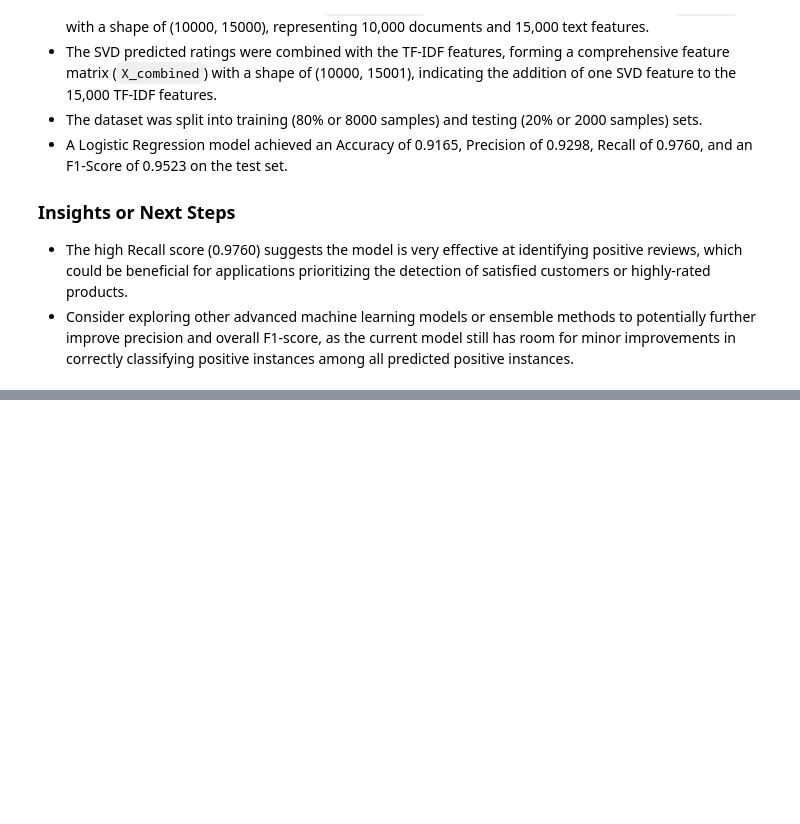
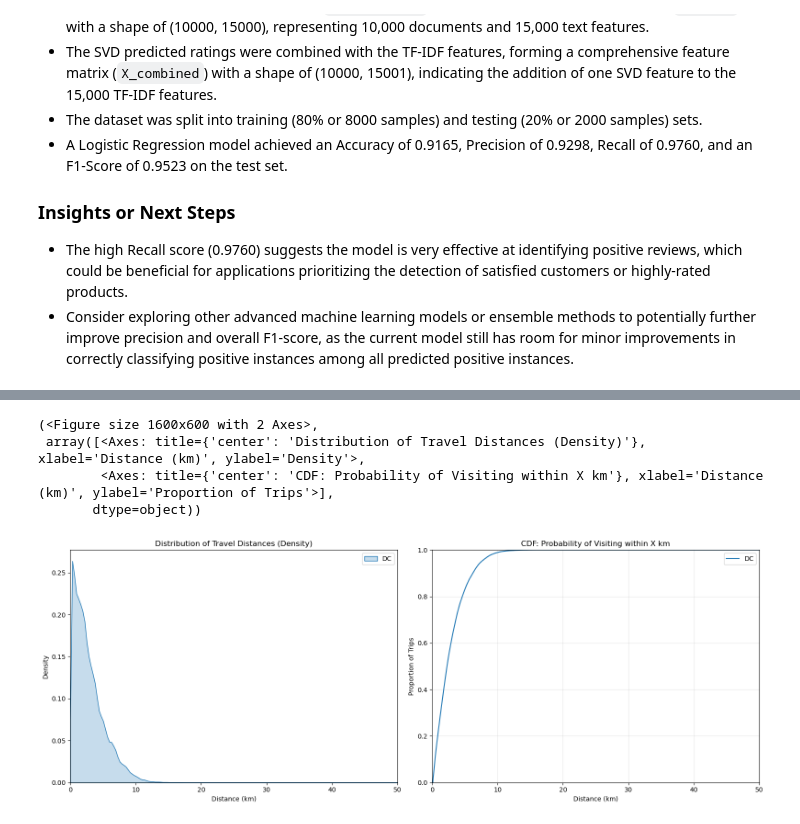
Before and after one commit to Ruprabhu25/GoogleLocalDataRatingModel, a Jupyter notebook: CSE258_Assignment2_Part1.ipynb, the cells around one changed output, grey strips where cells are left out. Cells and saved outputs as stored; diff of their text form; code cells hidden in the pictures; blank space fills up the shorter version.

```diff
--- a/CSE258_Assignment2_Part1.ipynb
+++ b/CSE258_Assignment2_Part1.ipynb
@@ -892,0 +904,22 @@ Name: proportion, dtype: float64
+# %%
+from scipy.sparse import hstack, csr_matrix
+import numpy as np
+
+# ---- 1. SVD predicted rating feature ----
+svd_features_dense = df['svd_predicted_rating'].to_numpy().reshape(-1, 1)
+svd_features_sparse = csr_matrix(svd_features_dense)
+
+# ---- 2. Extra text-based features ----
+df['review_length'] = df['cleaned_text'].str.split().apply(len)
+df['num_exclamation'] = df['cleaned_text'].str.count('!')
+df['num_question'] = df['cleaned_text'].str.count('\?')
+
+extra_dense = df[['review_length', 'num_exclamation', 'num_question']].to_numpy()
+extra_sparse = csr_matrix(extra_dense)
+
+# ---- 3. Combine everything: TF-IDF + SVD + extra features ----
+X_combined = hstack([X_tfidf, svd_features_sparse, extra_sparse])
+
+print("Combined feature matrix created. Shape of X_combined:", X_combined.shape)
+print("The first 5 rows (subset of features) for sanity check:")
+print(X_combined[:5, :10].toarray())
@@ -913,0 +1395,12 @@ The Logistic Regression model, trained on combined TF-IDF and SVD features, demo
+# %%
+# read in dataframe that was previously saved
+# this is more efficient if no changes to preprocessing were done
+df_full = pd.read_csv('datasets/combined_reviews_folds.csv', compression='gzip')
+# %%
+plot_distances(df_full[df_full["State"]=="DC"], "DC")
+# %% [output]
+(<Figure size 1600x600 with 2 Axes>,
+ array([<Axes: title={'center': 'Distribution of Travel Distances (Density)'}, xlabel='Distance (km)', ylabel='Density'>,
+        <Axes: title={'center': 'CDF: Probability of Visiting within X km'}, xlabel='Distance (km)', ylabel='Proportion of Trips'>],
+       dtype=object))
+[figure, added]
```
Also changed, not shown: parts of 26 cells of this notebook, 3 other files.
